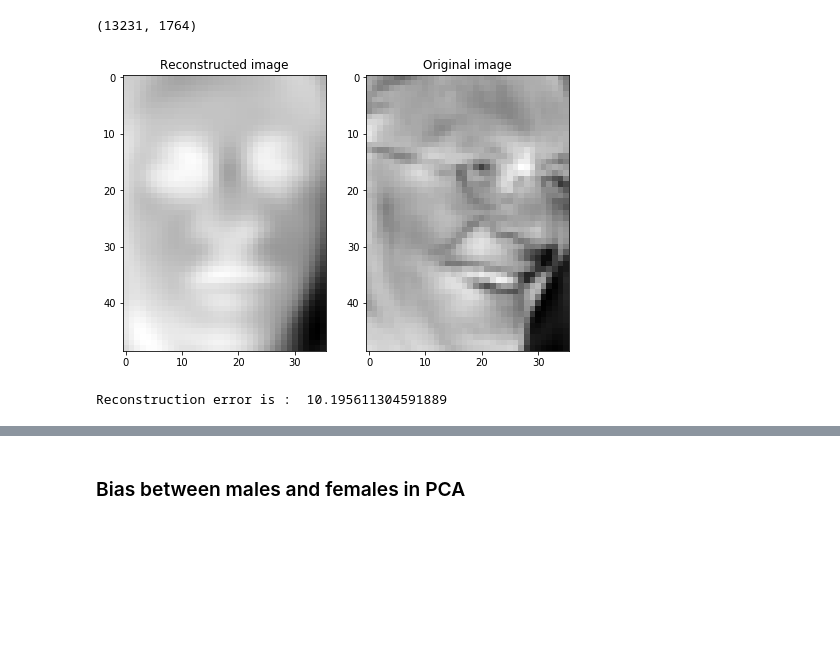
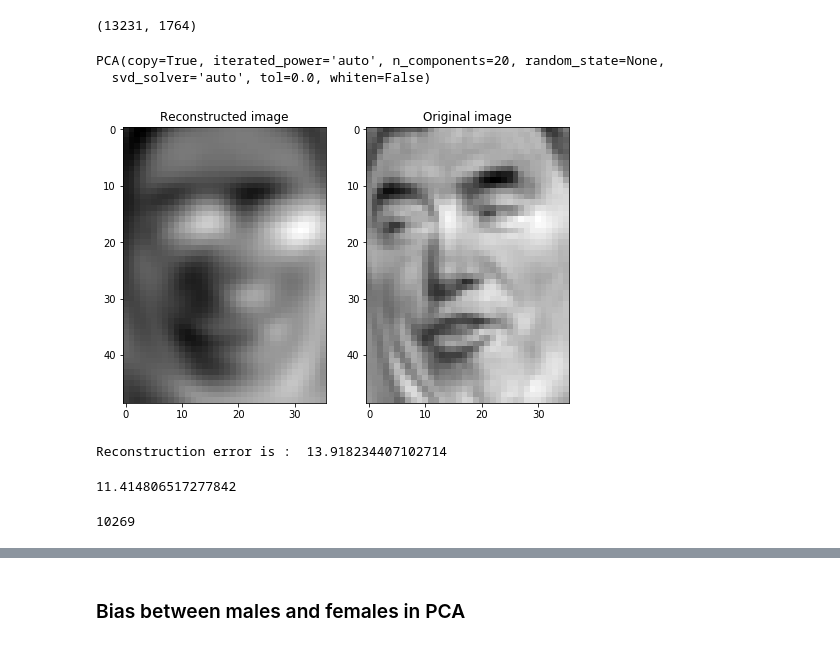
Before and after one commit to mehdibnc/Fair_PCA, a Jupyter notebook: Fair_PCA.ipynb, the cells around one changed output, grey strips where cells are left out. Cells and saved outputs as stored; diff of their text form; code cells hidden in the pictures; blank space fills up the shorter version.

```diff
--- a/Fair_PCA.ipynb
+++ b/Fair_PCA.ipynb
@@ -85,25 +85,19 @@ imgs[1200][3:-4], sex[int(imgs[0][3:-4])]
+# %%
+shape = (49,36)
 # %%
 random.shuffle(imgs)
 male_faces = pd.DataFrame([])
 female_faces = pd.DataFrame([])
-m = 0
-fe = 0
 t = 0
 for f in imgs:
-    if t%200 == 0:
+    if t%500 == 0:
         print("Done : ", t)
     t+=1
-    if int(f[3:-4]) not in sex:
-        continue
     if sex[int(f[3:-4])] == 1:#male
         im = np.loadtxt("data_samsam/data/images/" + f)
-        #im = im - np.mean(im)
         male_faces=male_faces.append(pd.Series(im.flatten(), name=f[3:-4]))
-        m+=1
     if sex[int(f[3:-4])] == 0:#female
         im = np.loadtxt("data_samsam/data/images/" + f)
-        #im = im - np.mean(im)
         female_faces=female_faces.append(pd.Series(im.flatten(), name=f[3:-4]))
-        fe+=1
 # %% [output]
 Done :  0
@@ -161,14 +162,22 @@ projected = pca(M, 20)
 projected.shape
 # %% [output]
 (13231, 1764)
+# %%
+pca = PCA(n_components=20)
+pca.fit(M)
+# %% [output]
+PCA(copy=True, iterated_power='auto', n_components=20, random_state=None,
+  svd_solver='auto', tol=0.0, whiten=False)
+# %%
+projected = pca.inverse_transform(pca.transform(M))
 # %%
 fig, axes = plt.subplots(nrows=1, ncols=2, figsize=(8,8))
-axes[0].imshow(projected[2].reshape(shape), cmap='gray')
+axes[0].imshow(projected[0].reshape(shape), cmap='gray')
 axes[0].set_title("Reconstructed image")
-axes[1].imshow(np.array(M)[2].reshape(shape), cmap='gray')
+axes[1].imshow(np.array(M)[0].reshape(shape), cmap='gray')
 axes[1].set_title("Original image")
 plt.show()
-print("Reconstruction error is : ", np.sum(np.square(np.array(M)[2].reshape(shape) - projected[2].reshape(shape))))
+print("Reconstruction error is : ", np.sum(np.square(np.array(M)[0]-np.array(projected)[0])))
 # %% [output]
-[figure, old version]
+[figure, new version]
-Reconstruction error is :  10.195611304591889
+Reconstruction error is :  13.918234407102714
@@ -184,3 +184,11 @@ def RE_error(df1, df2):
+# %%
+re(M, projected)
+# %% [output]
+11.414806517277842
+# %%
+A.shape[0]
+# %% [output]
+10269
 # %%
 RE_error(np.array(M), projected)
 # %% [output]
```
Also changed, not shown: parts of 25 cells of this notebook.
